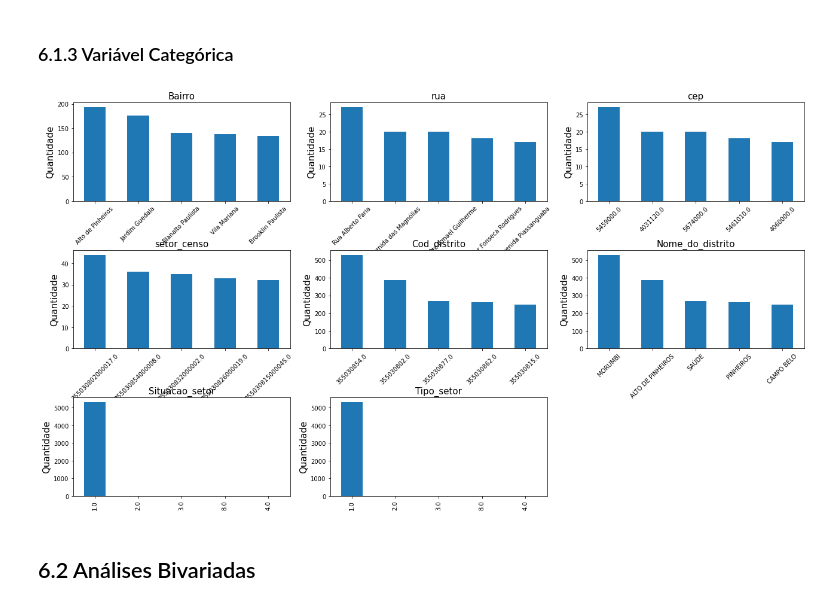
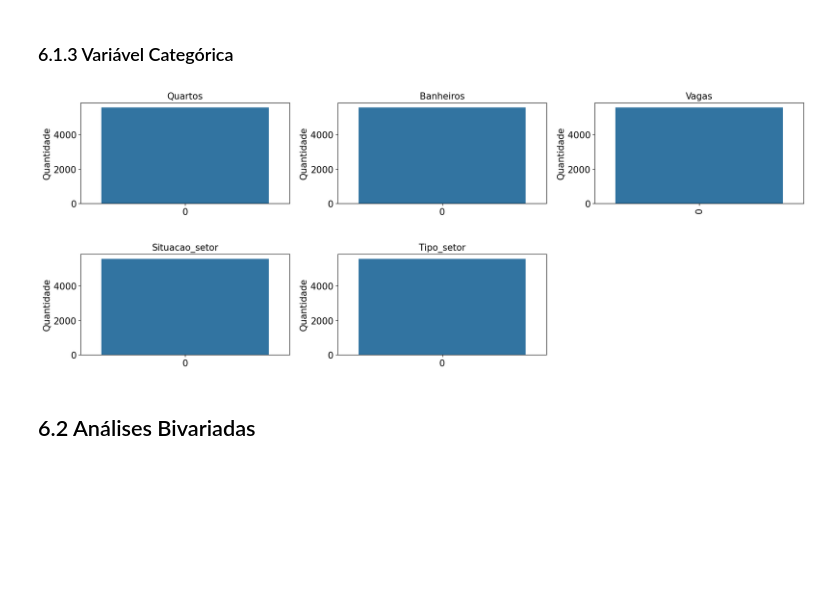
Before and after one commit to hugoferraz5/Alura_Creditas2, a Jupyter notebook: Creditas_alura1.ipynb, the cells around one changed output. Drawn from its saved outputs; the diff is of its cells as text; code cells hidden in the pictures; blank space fills up the shorter version.

```diff
--- a/Creditas_alura1.ipynb
+++ b/Creditas_alura1.ipynb
@@ -471,0 +419,8 @@ data_vendas_censo.drop(['Rua','latitude','longitude','Point'], axis=1, inplace=T
+# %%
+# Retirar notação científica do 'setor_censo' para deixa-lo mais legível
+df1['setor_censo'] = (df1[['setor_censo']]/1000000000)
+print(df1[['setor_censo']].head(3))
+
+# Nomes dos distritos legivelmente
+nome_distrito(df1)
+print(df1[['nome_do_distrito']].head(3))
@@ -717,2 +716,2 @@ CA.describe(include='O')
 # %%
-data = data_vendas_censo.copy()
+df2 = df1.copy()
@@ -1107,6 +983,6 @@ plt.show()
 ## 4.4 Checkpoint
 # %%
 # cópia do data set
-data_clean = data.copy()
+df3 = df2.copy()
 # %%
 # salvar o data set
@@ -1182,10 +1071,10 @@ for idx, _ in data_clean.iterrows():
 # %%
 # cópia do data set
-data1 = data_clean.copy()
+df4 = df3.copy()
 
 # salvar o data set
-data1.to_csv('data_saves/data1_f.csv', index=False)
+df4.to_csv('data_saves/df4.csv', index=False)
 
 # checar a dimensão do data set
-data1.shape
+df4.shape
 # %% [output]
@@ -1333,68 +1229,42 @@ plt.show()
 # %%
 plt.figure(figsize=(18, 10))
 
-# Bairro
+# Quartos
 plt.subplot(3,3,1)
-data_plot = data1["Bairro"].value_counts()
-ax1 = data_plot.head(5).plot.bar()
-data_load(ax1,'Bairro', '','Quantidade' )
+ax1 = sns.countplot(df4["quartos"])
+data_load(ax1,'Quartos', '','Quantidade' )
 
-# rua
+# Banheiros
 plt.subplot(3,3,2)
-data_plot1 = data1["rua"].value_counts()
-ax2 = data_plot1.head(5).plot.bar()
-data_load(ax2,'rua', '','Quantidade' )
+ax2 = sns.countplot(df4["banheiros"])
+data_load(ax2,'Banheiros', '','Quantidade' )
 
-# cep
+# Vagas
 plt.subplot(3,3,3)
-data_plot2 = data1["cep"].value_counts()
-ax3 = data_plot2.head(5).plot.bar()
-data_load(ax3,'cep', '','Quantidade' )
-
-# setor_censo
-plt.subplot(3,3,4)
-data_plot3 = data1["setor_censo"].value_counts()
-ax4 = data_plot3.head(5).plot.bar()
-data_load(ax4,'setor_censo', '','Quantidade' )
-
-# Cod_distrito
-plt.subplot(3,3,5)
-data_plot4 = data1["Cod_distrito"].value_counts()
-ax5 = data_plot4.head(5).plot.bar()
-data_load(ax5,'Cod_distrito', '','Quantidade' )
-
-# Nome_do_distrito
-plt.subplot(3,3,6)
-data_plot5 = data1["Nome_do_distrito"].value_counts()
-ax6 = data_plot5.head(5).plot.bar()
-data_load(ax6,'Nome_do_distrito', '','Quantidade' )
+ax3 = sns.countplot(df4["vagas"])
+data_load(ax3,'Vagas', '','Quantidade' )
 
 # Situacao_setor
-plt.subplot(3,3,7)
-data_plot6 = data1["Situacao_setor"].value_counts()
-ax7 = data_plot6.head(5).plot.bar()
-data_load(ax7,'Situacao_setor', '','Quantidade' )
+plt.subplot(3,3,4)
+ax4 = sns.countplot(df4["situacao_setor"])
+data_load(ax4,'Situacao_setor', '','Quantidade' )
 
 # Tipo_setor
-plt.subplot(3,3,8)
-data_plot7 = data1["Tipo_setor"].value_counts()
-ax8 = data_plot6.head(5).plot.bar()
-data_load(ax8,'Tipo_setor', '','Quantidade' )
+plt.subplot(3,3,5)
+ax5 = sns.countplot(df4["tipo_setor"])
+data_load(ax5,'Tipo_setor', '','Quantidade' )
 
-ax1.tick_params(axis='x', rotation=45)
-ax2.tick_params(axis='x', rotation=45)
-ax3.tick_params(axis='x', rotation=45)
-ax4.tick_params(axis='x', rotation=45)
-ax5.tick_params(axis='x', rotation=45)
-ax6.tick_params(axis='x', rotation=45)
+ax3.tick_params(axis='x', rotation=90)
 
 plt.tight_layout()
 
 plt.subplots_adjust(hspace=0.5)
 
+plt.rcParams.update({'font.size': 15})
+
 plt.show()
 # %% [output]
-[figure, old version]
+[figure, new version]
 # %% [markdown]
 ## 6.2 Análises Bivariadas
 # %% [markdown]
```
Also changed, not shown: parts of 163 cells of this notebook, 32 other files.
